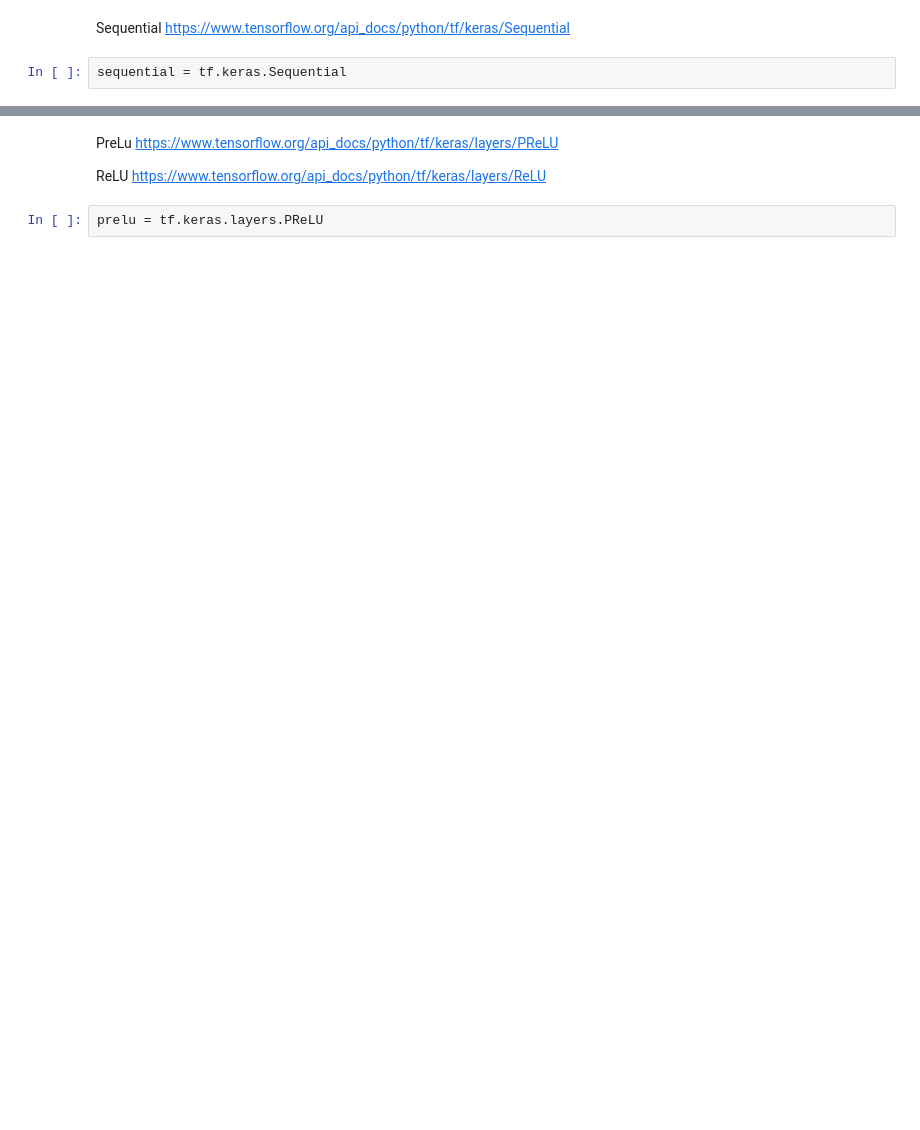
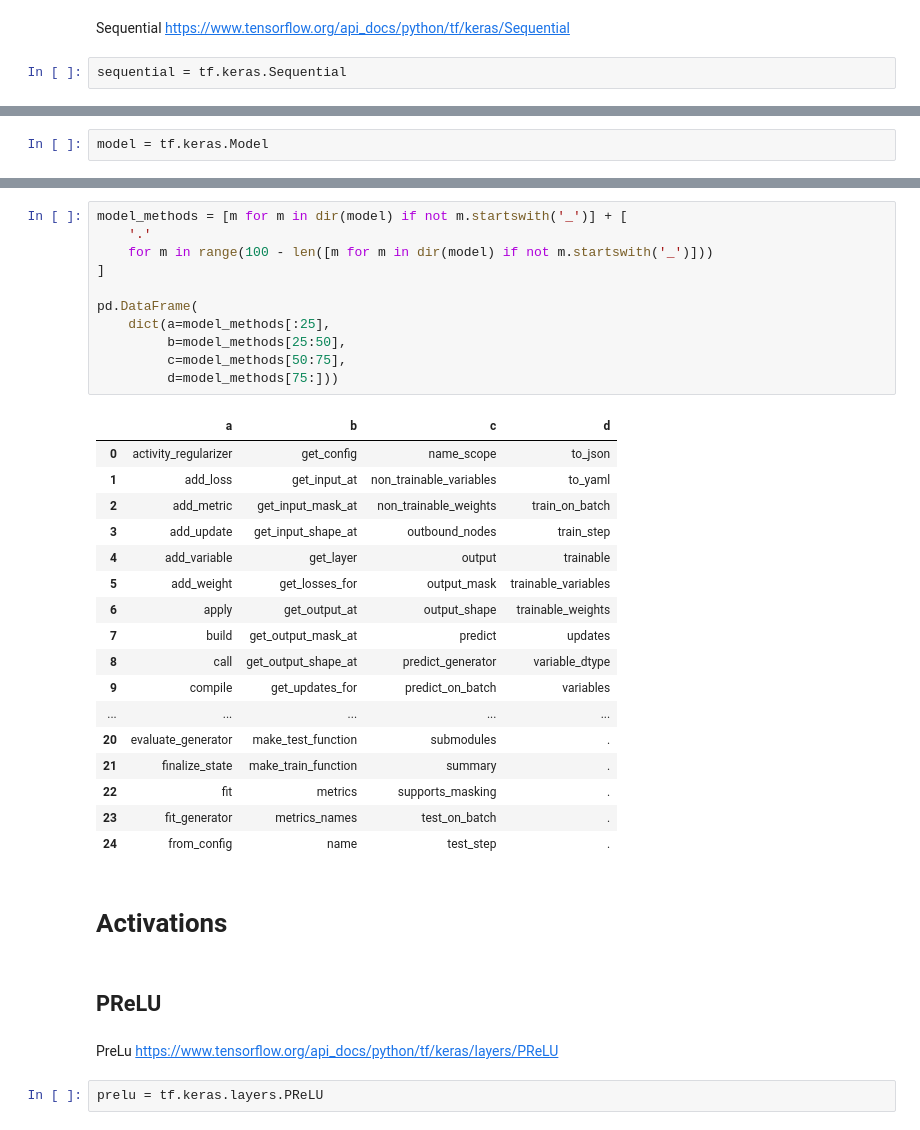
Before and after one commit to ishine/tf2-ConvTasNet, a Jupyter notebook: concepts-from-paper.ipynb, the cells around one changed output, grey strips where cells are left out. Saved outputs shown, nothing was run; the diff lists cells and outputs as text; blank space fills up the shorter version.

```diff
--- a/concepts-from-paper.ipynb
+++ b/concepts-from-paper.ipynb
@@ -18,0 +195,2 @@ sequential = tf.keras.Sequential
+# %%
+model = tf.keras.Model
@@ -19,6 +217,37 @@ sequential = tf.keras.Sequential
+# %%
+model_methods = [m for m in dir(model) if not m.startswith('_')] + [
+    '.'
+    for m in range(100 - len([m for m in dir(model) if not m.startswith('_')]))
+]
+
+pd.DataFrame(
+    dict(a=model_methods[:25],
+         b=model_methods[25:50],
+         c=model_methods[50:75],
+         d=model_methods[75:]))
+# %% [output]
+|  | a | b | c | d |
+| 0 | activity_regularizer | get_config | name_scope | to_json |
+| 1 | add_loss | get_input_at | non_trainable_variables | to_yaml |
+| 2 | add_metric | get_input_mask_at | non_trainable_weights | train_on_batch |
+| 3 | add_update | get_input_shape_at | outbound_nodes | train_step |
+| 4 | add_variable | get_layer | output | trainable |
+| 5 | add_weight | get_losses_for | output_mask | trainable_variables |
+| 6 | apply | get_output_at | output_shape | trainable_weights |
+| 7 | build | get_output_mask_at | predict | updates |
+| 8 | call | get_output_shape_at | predict_generator | variable_dtype |
+| 9 | compile | get_updates_for | predict_on_batch | variables |
+| ... | ... | ... | ... | ... |
+| 20 | evaluate_generator | make_test_function | submodules | . |
+| 21 | finalize_state | make_train_function | summary | . |
+| 22 | fit | metrics | supports_masking | . |
+| 23 | fit_generator | metrics_names | test_on_batch | . |
+| 24 | from_config | name | test_step | . |
+# %% [markdown]
+# Activations
+# %% [markdown]
+## PReLU
 # %% [markdown]
 PreLu https://www.tensorflow.org/api_docs/python/tf/keras/layers/PReLU
-
-ReLU https://www.tensorflow.org/api_docs/python/tf/keras/layers/ReLU
 # %%
 prelu = tf.keras.layers.PReLU
```
Also changed, not shown: parts of 55 cells of this notebook.
